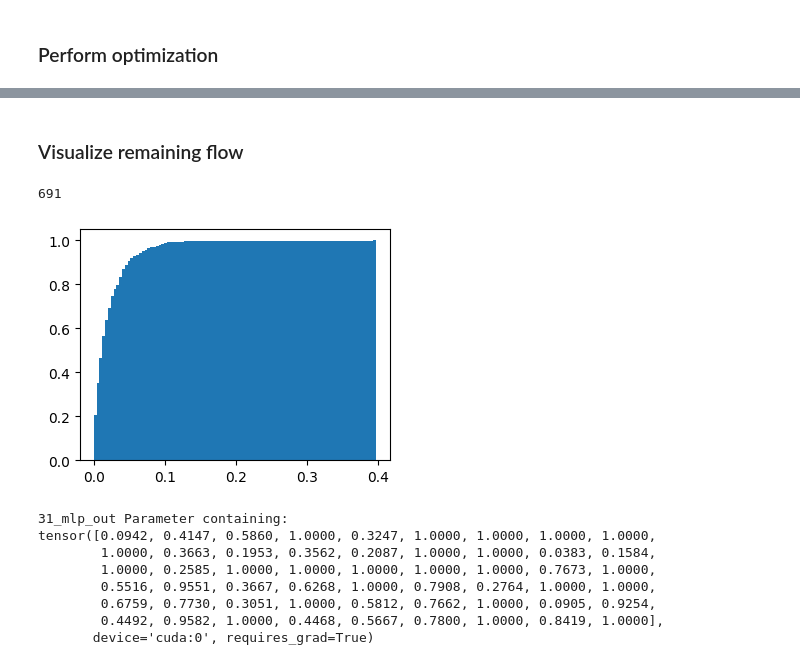
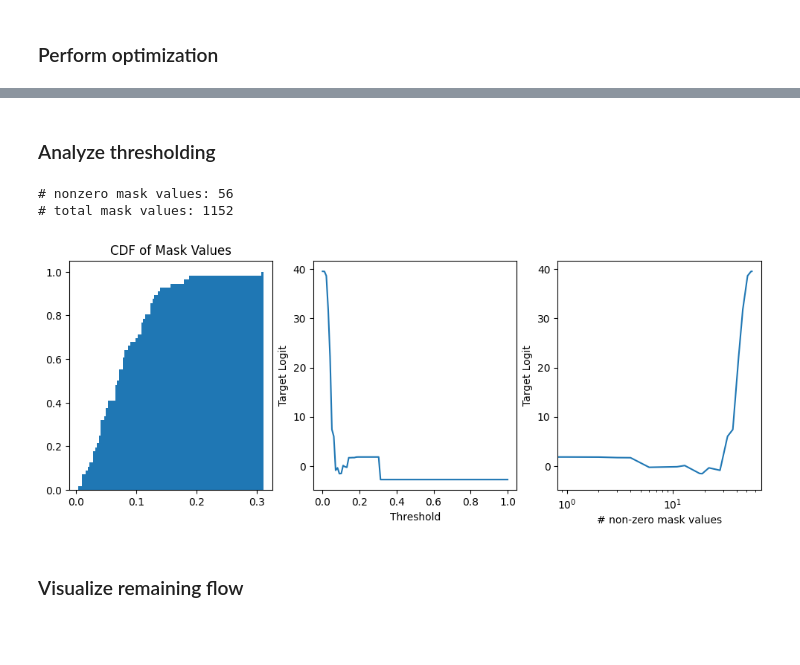
Before and after one commit to ed1d1a8d/prompt-injection-interp, a Jupyter notebook: notebooks/subnet-flow-proto.ipynb, the cells around one changed output, grey strips where cells are left out. Drawn from its saved outputs; the diff is of its cells as text; code cells hidden in the pictures; blank space fills up the shorter version.

```diff
--- a/notebooks/subnet-flow-proto.ipynb
+++ b/notebooks/subnet-flow-proto.ipynb
@@ -226,0 +255,2 @@ Rank 4. Logit: 27.78 Prob:  0.00% Tokens: (23217) |zvuky|/|the|/|the|/|
+# %% [markdown]
+### Analyze thresholding
@@ -227,40 +281,33 @@ Rank 4. Logit: 27.78 Prob:  0.00% Tokens: (23217) |zvuky|/|the|/|the|/|
+# %%
+df_thresh = pd.DataFrame(thresh_metrics)
+
+print("# nonzero mask values:", (all_mask_values > 0).sum())
+print("# total mask values:", all_mask_values.size)
+
+plt.figure(figsize=(12, 4))
+plt.subplot(1, 3, 1)
+plt.hist(
+    all_mask_values[all_mask_values > 0],
+    cumulative=True,
+    bins=100,
+    density=True,
+)
+plt.title("CDF of Mask Values")
+
+plt.subplot(1, 3, 2)
+plt.plot(df_thresh.threshold, df_thresh.target_logit)
+plt.xlabel("Threshold")
+plt.ylabel("Target Logit")
+
+plt.subplot(1, 3, 3)
+plt.plot(df_thresh.n_nonzero, df_thresh.target_logit)
+plt.xscale("log")
+plt.xlabel("# non-zero mask values")
+plt.ylabel("Target Logit")
+plt.show()
+# %% [output]
+# nonzero mask values: 56
+# total mask values: 1152
+[figure, added]
 # %% [markdown]
 ### Visualize remaining flow
-# %%
-# Analysis of mask values
-all_mask_values = (
-    torch.cat([mask.flatten() for mask in mtf.masks.values()])
-    .detach()
-    .cpu()
-    .numpy()
-)
-
-print((all_mask_values > 0).sum())
-
-plt.figure(figsize=(4, 3))
-plt.hist(
-    all_mask_values[all_mask_values > 0],
-    cumulative=True,
-    bins=100,
-    density=True,
-)
-plt.show()
-
-# print(all_mask_values[all_mask_values > 0].min())
-# print((all_mask_values > 0.1).sum())
-# %% [output]
-691
-[figure, removed]
-# %%
-for mask_name, mask in mtf.masks.items():
-    if mask.max() > 0:
-        print(mask_name, mask)
-# %% [output]
-31_mlp_out Parameter containing:
-tensor([0.0942, 0.4147, 0.5860, 1.0000, 0.3247, 1.0000, 1.0000, 1.0000, 1.0000,
-        1.0000, 0.3663, 0.1953, 0.3562, 0.2087, 1.0000, 1.0000, 0.0383, 0.1584,
-        1.0000, 0.2585, 1.0000, 1.0000, 1.0000, 1.0000, 1.0000, 0.7673, 1.0000,
-        0.5516, 0.9551, 0.3667, 0.6268, 1.0000, 0.7908, 0.2764, 1.0000, 1.0000,
-        0.6759, 0.7730, 0.3051, 1.0000, 0.5812, 0.7662, 1.0000, 0.0905, 0.9254,
-        0.4492, 0.9582, 1.0000, 0.4468, 0.5667, 0.7800, 1.0000, 0.8419, 1.0000],
-       device='cuda:0', requires_grad=True)
```
Also changed, not shown: parts of 8 cells of this notebook, 1 other file.
